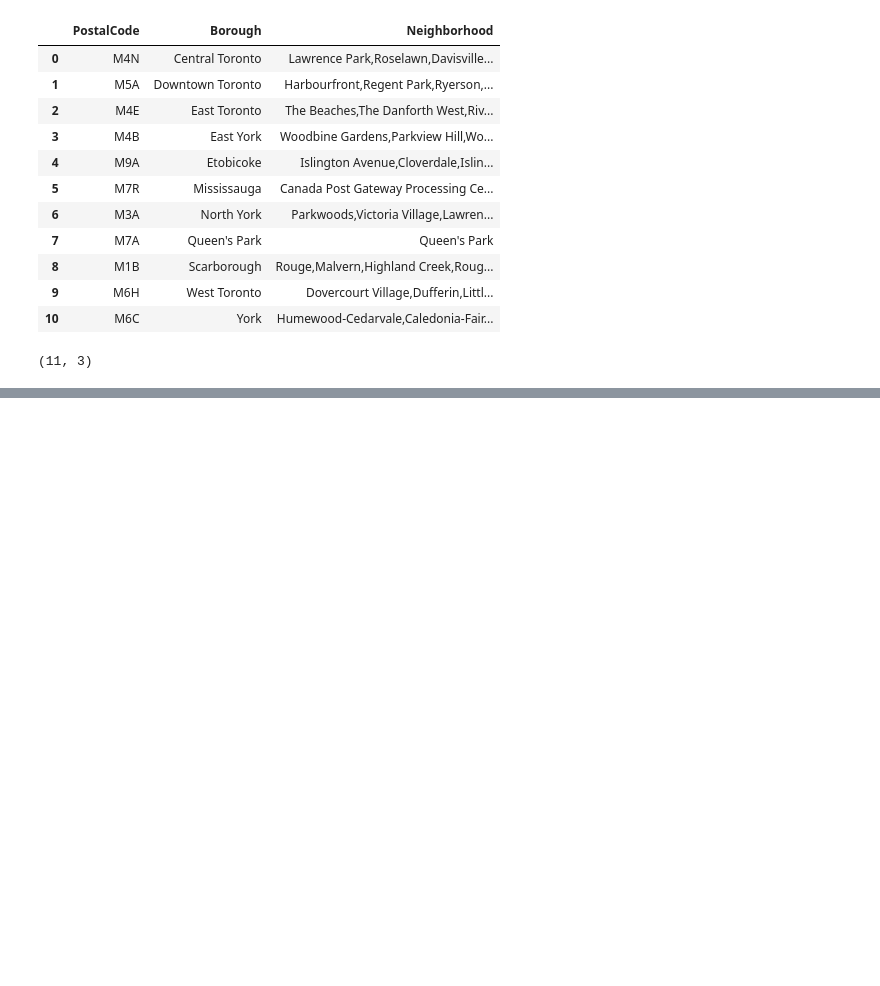
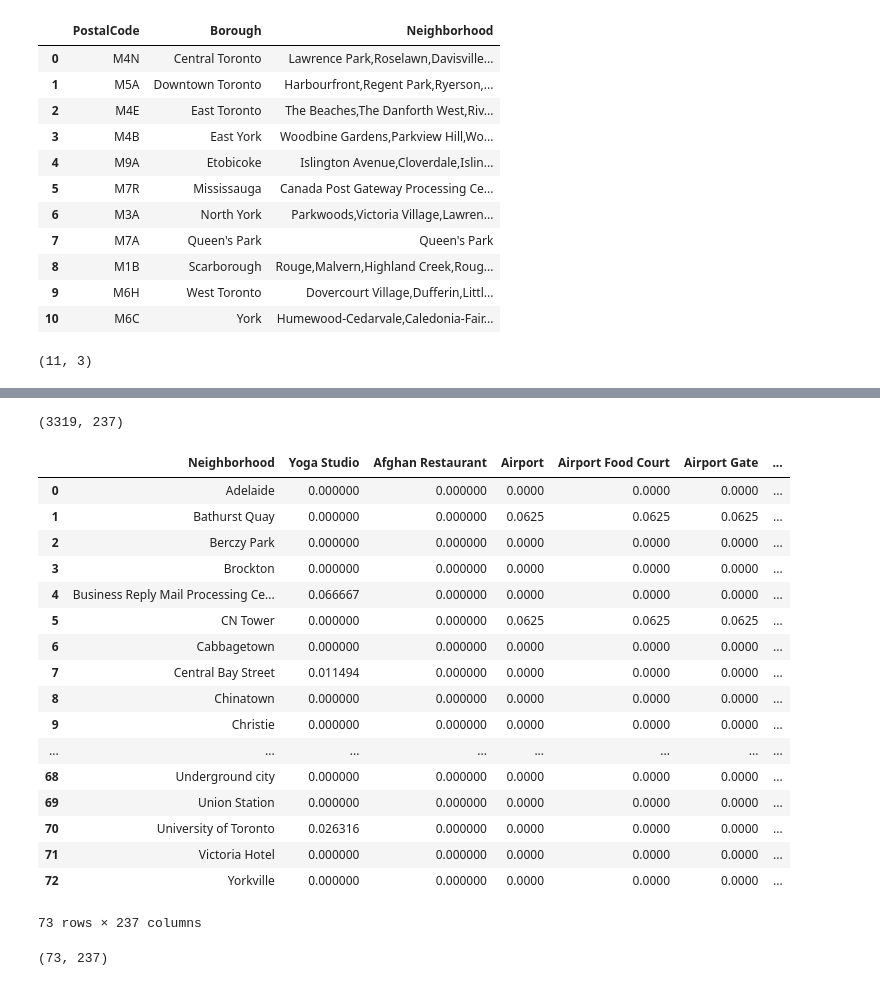
Before and after one commit to shapiroj18/ibmdatascienceproject, a Jupyter notebook: Segmenting and Clustering Neighborhoods in Toronto.ipynb, the cells around one changed output, grey strips where cells are left out. Drawn from its saved outputs; the diff is of its cells as text; code cells hidden in the pictures; blank space fills up the shorter version.

Commit message:
Final Project Clustering Toronto

```diff
--- a/Segmenting and Clustering Neighborhoods in Toronto.ipynb
+++ b/Segmenting and Clustering Neighborhoods in Toronto.ipynb
@@ -113,0 +121,7 @@ canada_df.shape
+# %%
+# running the while loop timed out, so importing csv and appending instead
+geospacial_data = pd.read_csv('/Users/jonathan/Desktop/ibmdatascience/ibmdatascienceproject/Geospatial_Coordinates_Canada.csv')
+geospacial_data = geospacial_data.rename(columns = {'Postal Code' : 'PostalCode'})
+canada_df = canada_df.merge(geospacial_data, how = 'inner')
+
+canada_df
@@ -113,0 +190,9 @@ canada_df.shape
+# %%
+#Define Foursquare Credentials and Version
+CLIENT_ID = '5JPKEAE0LLNYHMOY25GDEMO4VTGRTF3ENNT5UDADBFJ1Z3RK'
+CLIENT_SECRET = 'XJEWQH4DL5YVH0V0PES2G1FQ0A0II3CWHJ3QPOW5TKEWJ2SE'
+VERSION = '20180604'
+LIMIT = 100
+print('Your credentials:')
+print('CLIENT_ID: '+ CLIENT_ID)
+print('CLIENT_SECRET: '+CLIENT_SECRET)
@@ -113,0 +243,6 @@ canada_df.shape
+# %%
+LIMIT = 100
+toronto_venues = getNearbyVenues(names=toronto_df['Neighborhood'],
+                                 latitudes=toronto_df['Latitude'],
+                                 longitudes=toronto_df['Longitude']
+                                )
@@ -113,0 +305,14 @@ canada_df.shape
+# %%
+#Analyze each neighborhood
+
+#one hot encoding
+toronto_onehot = pd.get_dummies(toronto_venues[['Venue Category']], prefix="", prefix_sep="")
+
+#add neighborhood col back to df
+toronto_onehot['Neighborhood'] = toronto_venues['Neighborhood']
+
+#move neighborhood col to first col
+fixed_cols = [toronto_onehot.columns[-1]] + list(toronto_onehot.columns[:-1])
+toronto_onehot = toronto_onehot[fixed_cols]
+
+toronto_onehot.head()
@@ -113,0 +327,30 @@ canada_df.shape
+# %%
+toronto_onehot.shape
+# %% [output]
+(3319, 237)
+# %%
+toronto_grouped = toronto_onehot.groupby('Neighborhood').mean().reset_index()
+toronto_grouped
+# %% [output]
+|  | Neighborhood | Yoga Studio | Afghan Restaurant | Airport | Airport Food Court | Airport Gate | ... |
+| 0 | Adelaide | 0.000000 | 0.000000 | 0.0000 | 0.0000 | 0.0000 | ... |
+| 1 | Bathurst Quay | 0.000000 | 0.000000 | 0.0625 | 0.0625 | 0.0625 | ... |
+| 2 | Berczy Park | 0.000000 | 0.000000 | 0.0000 | 0.0000 | 0.0000 | ... |
+| 3 | Brockton | 0.000000 | 0.000000 | 0.0000 | 0.0000 | 0.0000 | ... |
+| 4 | Business Reply Mail Processing Ce... | 0.066667 | 0.000000 | 0.0000 | 0.0000 | 0.0000 | ... |
+| 5 | CN Tower | 0.000000 | 0.000000 | 0.0625 | 0.0625 | 0.0625 | ... |
+| 6 | Cabbagetown | 0.000000 | 0.000000 | 0.0000 | 0.0000 | 0.0000 | ... |
+| 7 | Central Bay Street | 0.011494 | 0.000000 | 0.0000 | 0.0000 | 0.0000 | ... |
+| 8 | Chinatown | 0.000000 | 0.000000 | 0.0000 | 0.0000 | 0.0000 | ... |
+| 9 | Christie | 0.000000 | 0.000000 | 0.0000 | 0.0000 | 0.0000 | ... |
+| ... | ... | ... | ... | ... | ... | ... | ... |
+| 68 | Underground city | 0.000000 | 0.000000 | 0.0000 | 0.0000 | 0.0000 | ... |
+| 69 | Union Station | 0.000000 | 0.000000 | 0.0000 | 0.0000 | 0.0000 | ... |
+| 70 | University of Toronto | 0.026316 | 0.000000 | 0.0000 | 0.0000 | 0.0000 | ... |
+| 71 | Victoria Hotel | 0.000000 | 0.000000 | 0.0000 | 0.0000 | 0.0000 | ... |
+| 72 | Yorkville | 0.000000 | 0.000000 | 0.0000 | 0.0000 | 0.0000 | ... |
+73 rows × 237 columns
+# %%
+toronto_grouped.shape
+# %% [output]
+(73, 237)
```
Also changed, not shown: parts of 21 cells of this notebook.
